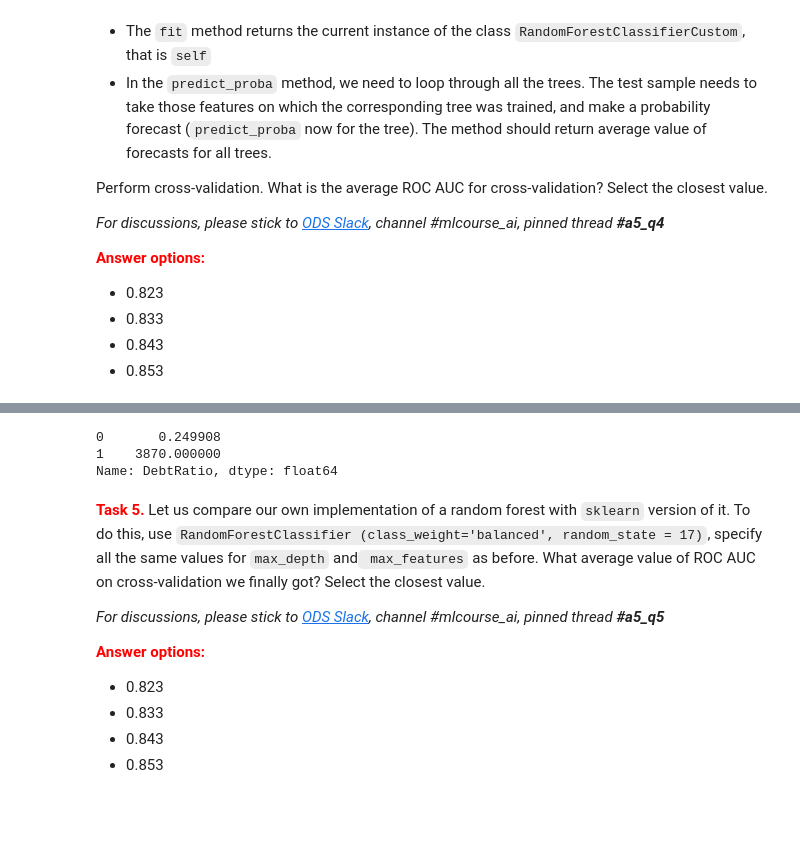
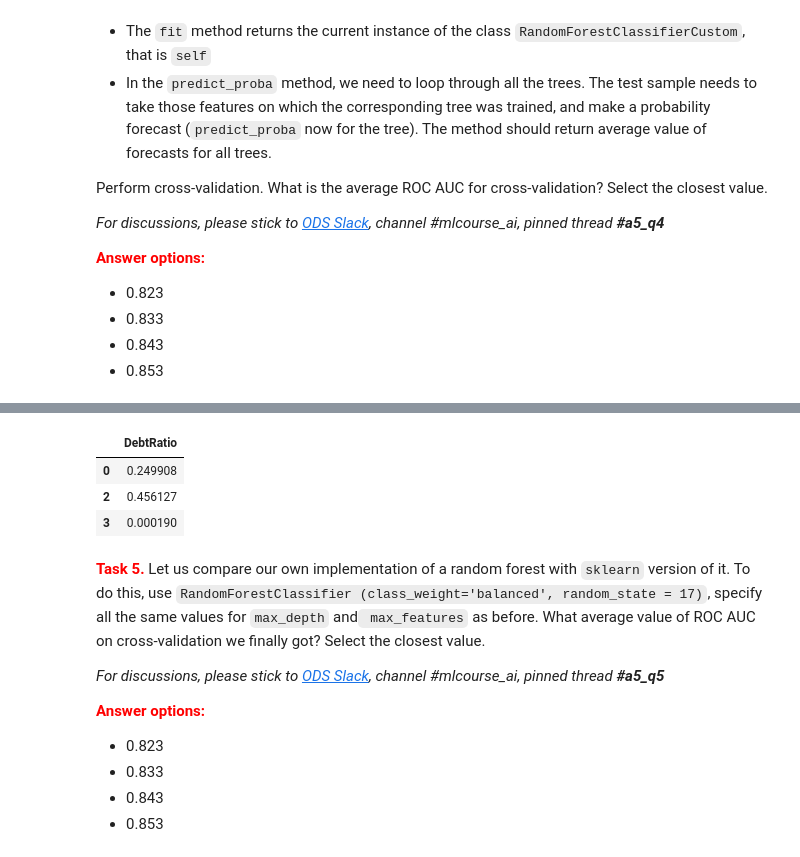
Before and after one commit to roundEgg/mlcourse.ai, a Jupyter notebook: jupyter_english/assignments_fall2018/assignment5_rf_logit_scoring_texts.ipynb, the cells around one changed output, grey strips where cells are left out. Drawn from its saved outputs; the diff is of its cells as text; code cells hidden in the pictures; blank space fills up the shorter version.

```diff
--- a/jupyter_english/assignments_fall2018/assignment5_rf_logit_scoring_texts.ipynb
+++ b/jupyter_english/assignments_fall2018/assignment5_rf_logit_scoring_texts.ipynb
@@ -284,11 +318,12 @@ X.head()
 | 4 | 49 | 0 | 0.271820 | 0 | 0 | 400.0 | ... |
 # %%
 # Your code is here
-X.iloc[[0,2,3], [2]
+X.iloc[[0,2,3], [2]]
 # %% [output]
-0       0.249908
-1    3870.000000
-Name: DebtRatio, dtype: float64
+|  | DebtRatio |
+| 0 | 0.249908 |
+| 2 | 0.456127 |
+| 3 | 0.000190 |
 # %% [markdown]
 **<font color='red'>Task 5.</font>**
 Let us compare our own implementation of a random forest with `sklearn` version of it. To do this, use `RandomForestClassifier (class_weight='balanced', random_state = 17)`, specify all the same values for `max_depth` and` max_features` as before. What average value of ROC AUC on cross-validation we finally got? Select the closest value.
```
Also changed, not shown: parts of 6 cells of this notebook, 3 other files.
